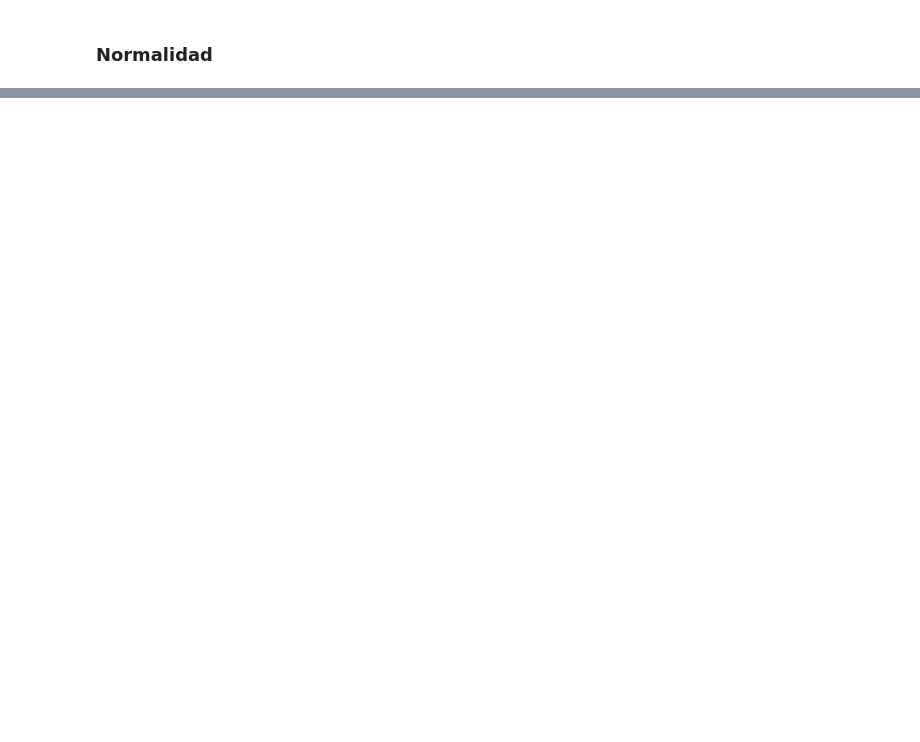
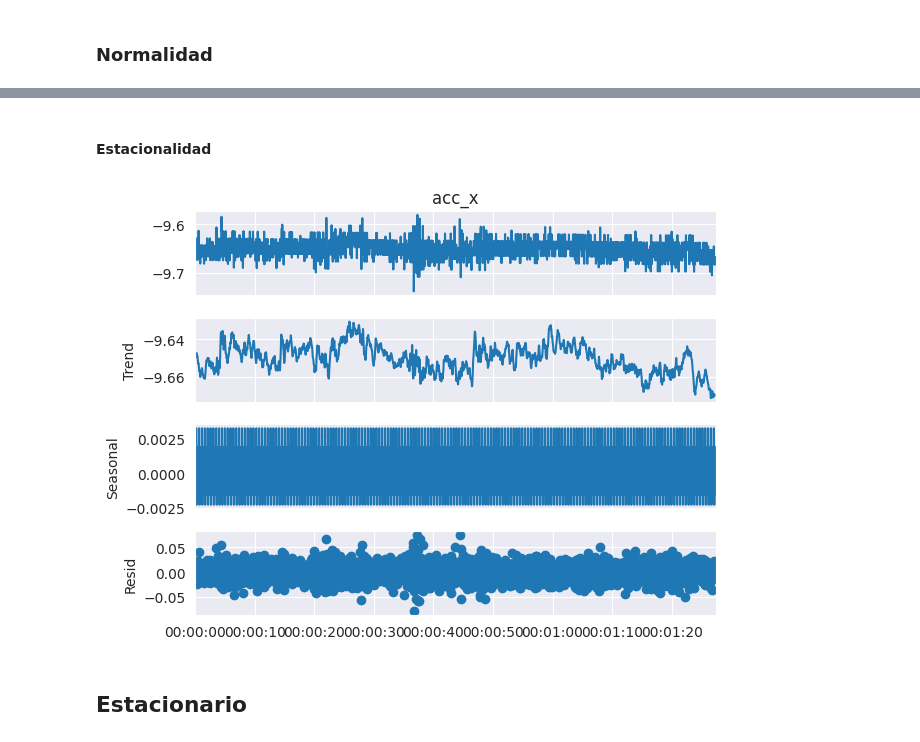
Before and after one commit to lllerena2/physiotherapy_challenge, a Jupyter notebook: book/notebooks.ipynb, the cells around one changed output, grey strips where cells are left out. Saved outputs shown, nothing was run; the diff lists cells and outputs as text; code cells hidden in the pictures; blank space fills up the shorter version.

```diff
--- a/book/notebooks.ipynb
+++ b/book/notebooks.ipynb
@@ -114,0 +138,11 @@ Sample does not look Normal (reject H0)
+# %% [markdown]
+#### Estacionalidad
+# %%
+from statsmodels.tsa.seasonal import seasonal_decompose
+decomposition = seasonal_decompose(timeserie)
+fig = decomposition.plot()
+plt.show()
+# %% [output]
+[figure, added]
+# %% [markdown]
+## Estacionario
```
Also changed, not shown: parts of 14 cells of this notebook.
